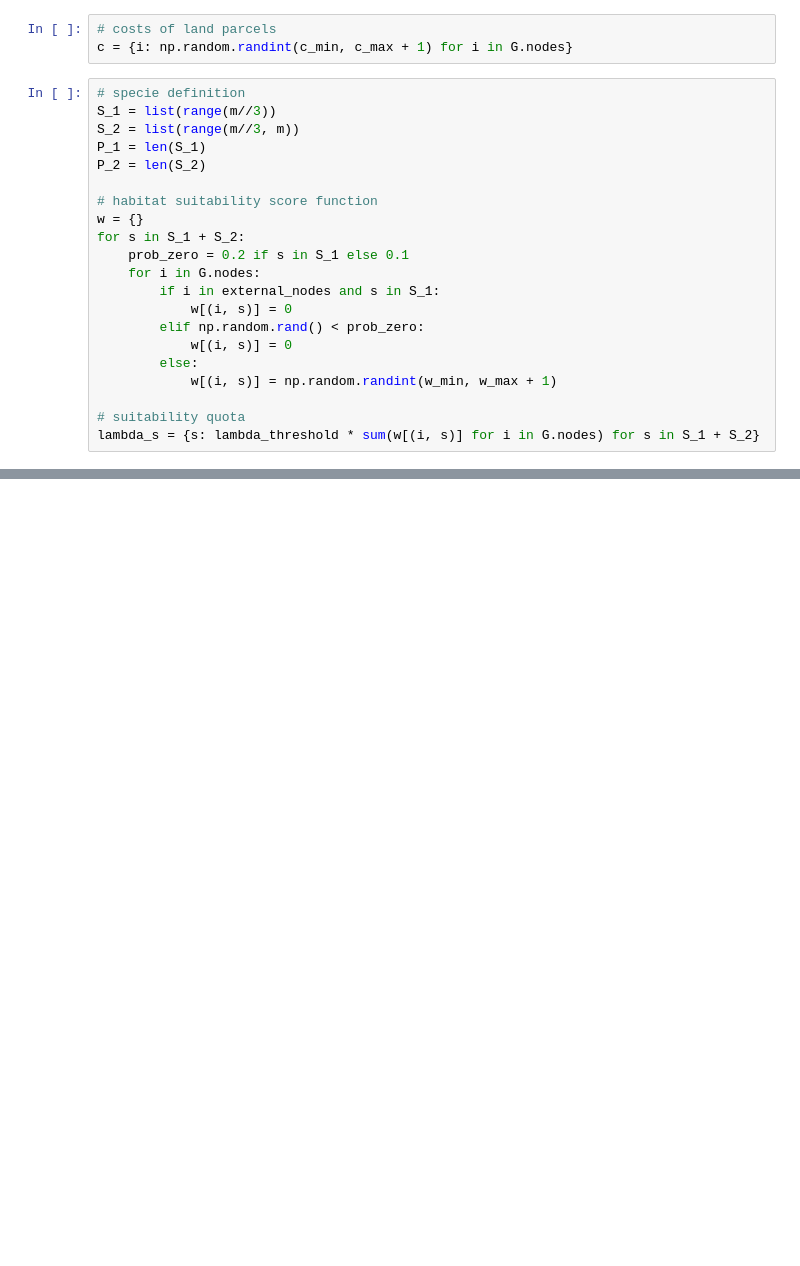
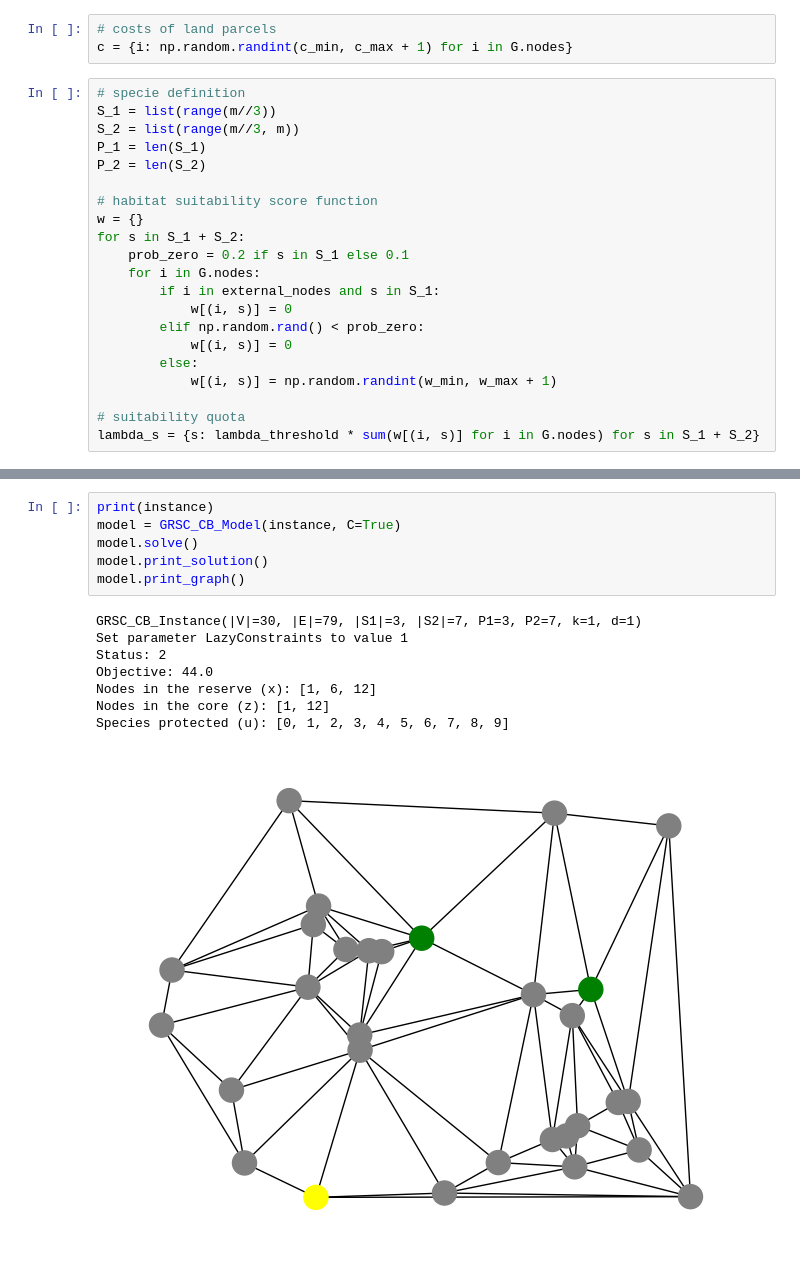
Before and after one commit to panguccio/ReserveDesign, a Jupyter notebook: code/grsc_cb/test.ipynb, the cells around one changed output, grey strips where cells are left out. Cells and saved outputs as stored; diff of their text form; blank space fills up the shorter version.

```diff
--- a/code/grsc_cb/test.ipynb
+++ b/code/grsc_cb/test.ipynb
@@ -131,3 +117,18 @@ Species protected (u): [0, 1, 2, 3, 4, 5, 6, 7, 8, 9, 10, 11]
+# %%
+print(instance)
+model = GRSC_CB_Model(instance, C=True)
+model.solve()
+model.print_solution()
+model.print_graph()
+# %% [output]
+GRSC_CB_Instance(|V|=30, |E|=79, |S1|=3, |S2|=7, P1=3, P2=7, k=1, d=1)
+Set parameter LazyConstraints to value 1
+Status: 2
+Objective: 44.0
+Nodes in the reserve (x): [1, 6, 12]
+Nodes in the core (z): [1, 12]
+Species protected (u): [0, 1, 2, 3, 4, 5, 6, 7, 8, 9]
+[figure, added]
 # %%
 print(instance)
 model = GRSC_CB_Model(instance, B=True, C=True)
```
Also changed, not shown: parts of 9 cells of this notebook.
